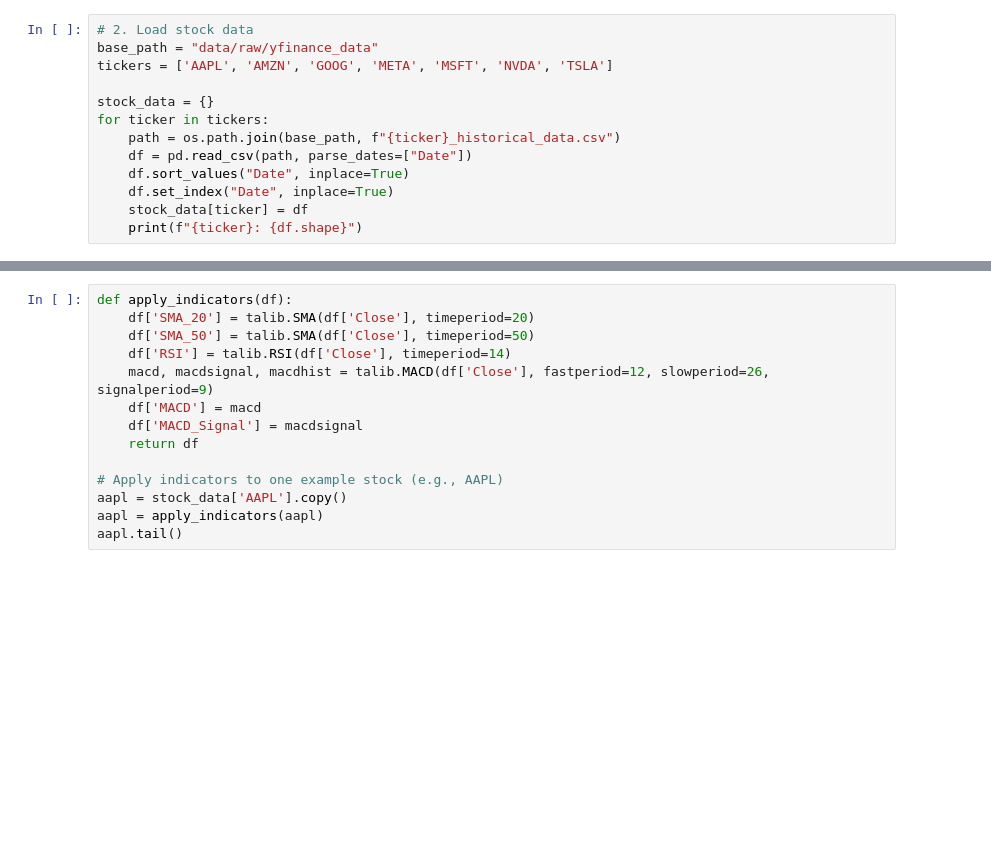
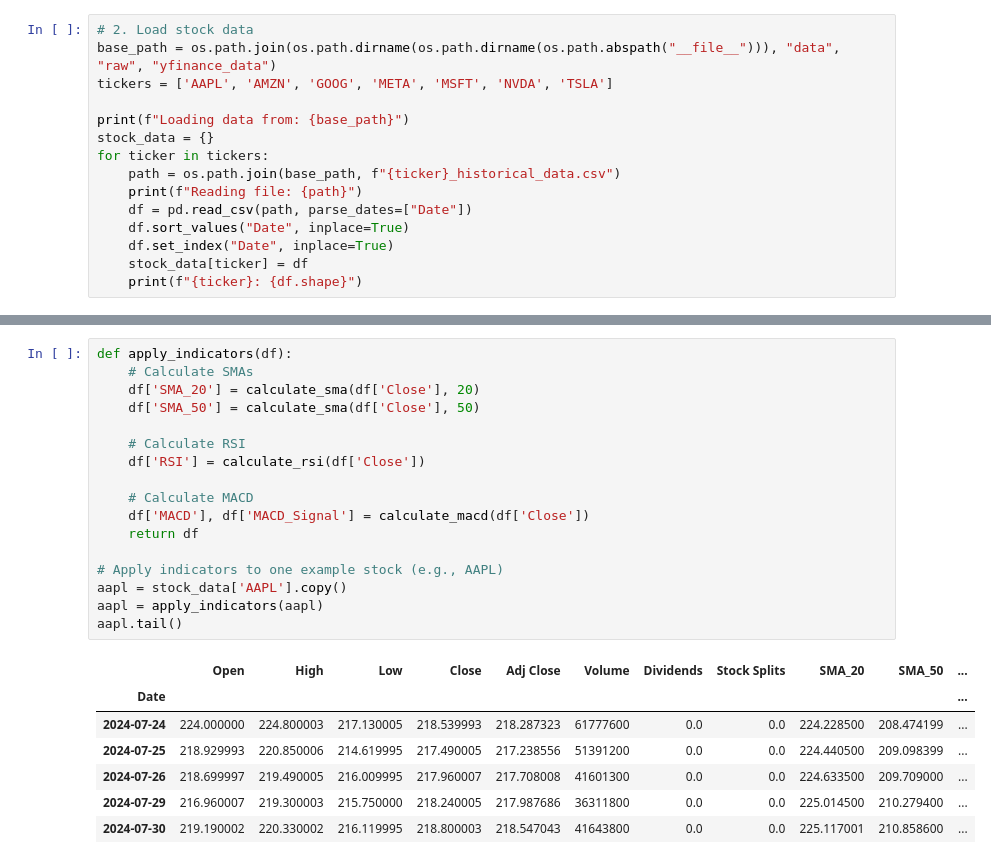
Before and after one commit to ayanasamuel8/predicting-price-moves, a Jupyter notebook: notebooks/02_technical_analysis.ipynb, the cells around one changed output, grey strips where cells are left out. Cells and saved outputs as stored; diff of their text form; blank space fills up the shorter version.

```diff
--- a/notebooks/02_technical_analysis.ipynb
+++ b/notebooks/02_technical_analysis.ipynb
@@ -14,11 +30,13 @@ sns.set(style="whitegrid")
 # %%
 # 2. Load stock data
-base_path = "data/raw/yfinance_data"
+base_path = os.path.join(os.path.dirname(os.path.dirname(os.path.abspath("__file__"))), "data", "raw", "yfinance_data")
 tickers = ['AAPL', 'AMZN', 'GOOG', 'META', 'MSFT', 'NVDA', 'TSLA']
 
+print(f"Loading data from: {base_path}")
 stock_data = {}
 for ticker in tickers:
     path = os.path.join(base_path, f"{ticker}_historical_data.csv")
+    print(f"Reading file: {path}")
     df = pd.read_csv(path, parse_dates=["Date"])
     df.sort_values("Date", inplace=True)
     df.set_index("Date", inplace=True)
@@ -27,17 +61,28 @@ for ticker in tickers:
 # %%
 def apply_indicators(df):
-    df['SMA_20'] = talib.SMA(df['Close'], timeperiod=20)
-    df['SMA_50'] = talib.SMA(df['Close'], timeperiod=50)
-    df['RSI'] = talib.RSI(df['Close'], timeperiod=14)
-    macd, macdsignal, macdhist = talib.MACD(df['Close'], fastperiod=12, slowperiod=26, signalperiod=9)
-    df['MACD'] = macd
-    df['MACD_Signal'] = macdsignal
+    # Calculate SMAs
+    df['SMA_20'] = calculate_sma(df['Close'], 20)
+    df['SMA_50'] = calculate_sma(df['Close'], 50)
+
+    # Calculate RSI
+    df['RSI'] = calculate_rsi(df['Close'])
+
+    # Calculate MACD
+    df['MACD'], df['MACD_Signal'] = calculate_macd(df['Close'])
     return df
 
 # Apply indicators to one example stock (e.g., AAPL)
 aapl = stock_data['AAPL'].copy()
 aapl = apply_indicators(aapl)
 aapl.tail()
+# %% [output]
+|  | Open | High | Low | Close | Adj Close | Volume | Dividends | Stock Splits | SMA_20 | SMA_50 | ... |
+| Date |  |  |  |  |  |  |  |  |  |  | ... |
+| 2024-07-24 | 224.000000 | 224.800003 | 217.130005 | 218.539993 | 218.287323 | 61777600 | 0.0 | 0.0 | 224.228500 | 208.474199 | ... |
+| 2024-07-25 | 218.929993 | 220.850006 | 214.619995 | 217.490005 | 217.238556 | 51391200 | 0.0 | 0.0 | 224.440500 | 209.098399 | ... |
+| 2024-07-26 | 218.699997 | 219.490005 | 216.009995 | 217.960007 | 217.708008 | 41601300 | 0.0 | 0.0 | 224.633500 | 209.709000 | ... |
+| 2024-07-29 | 216.960007 | 219.300003 | 215.750000 | 218.240005 | 217.987686 | 36311800 | 0.0 | 0.0 | 225.014500 | 210.279400 | ... |
+| 2024-07-30 | 219.190002 | 220.330002 | 216.119995 | 218.800003 | 218.547043 | 41643800 | 0.0 | 0.0 | 225.117001 | 210.858600 | ... |
 # %%
 # SMA + Close
 plt.figure(figsize=(14, 6))
```
Also changed, not shown: parts of 6 cells of this notebook, 3 other files.
